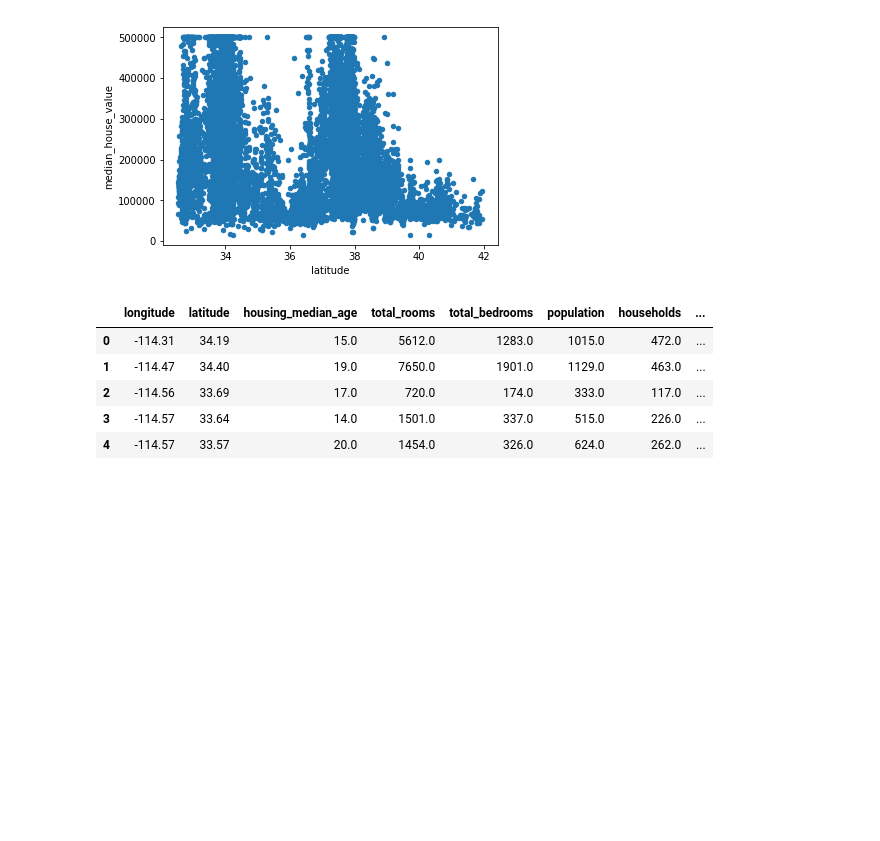
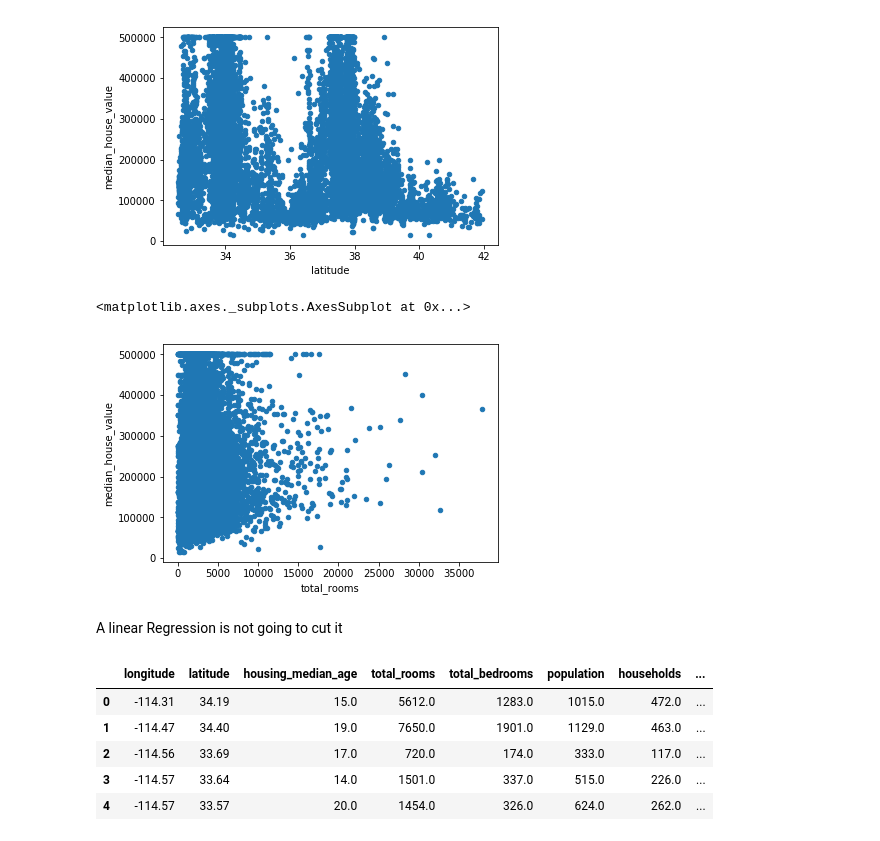
Before and after one commit to tcapelle/python_ines, a Jupyter notebook: Intro.ipynb, the cells around one changed output. Drawn from its saved outputs; the diff is of its cells as text; code cells hidden in the pictures; blank space fills up the shorter version.

```diff
--- a/Intro.ipynb
+++ b/Intro.ipynb
@@ -460,6 +460,13 @@ california_housing_dataframe.plot.scatter(x='latitude', y='median_house_value')
 # %% [output]
 <matplotlib.axes._subplots.AxesSubplot at 0x...>
 [figure]
+# %%
+california_housing_dataframe.plot.scatter(x='total_rooms', y='median_house_value')
+# %% [output]
+<matplotlib.axes._subplots.AxesSubplot at 0x...>
+[figure, added]
+# %% [markdown]
+A linear Regression is not going to cut it
 # %%
 california_housing_dataframe['latitude2']=pd.cut(california_housing_dataframe.latitude, bins=[30,33,35,37,39,41,43])
 # %%
```
Also changed, not shown: parts of 29 cells of this notebook, 2 other files.
